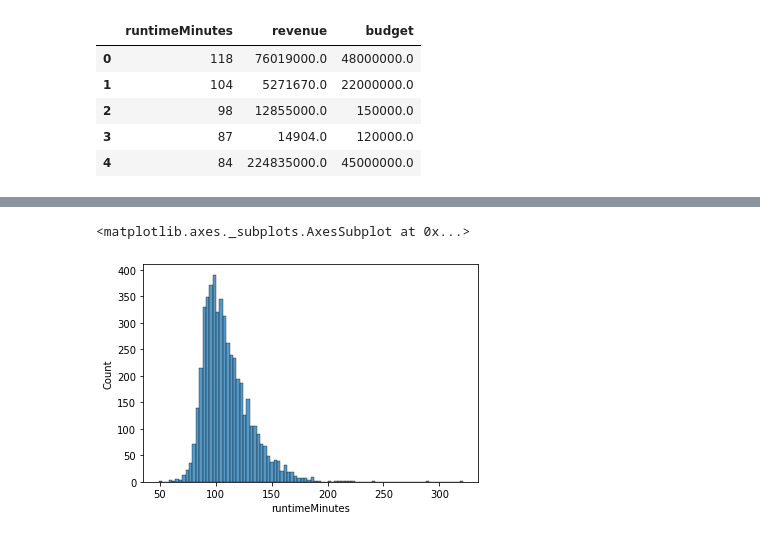
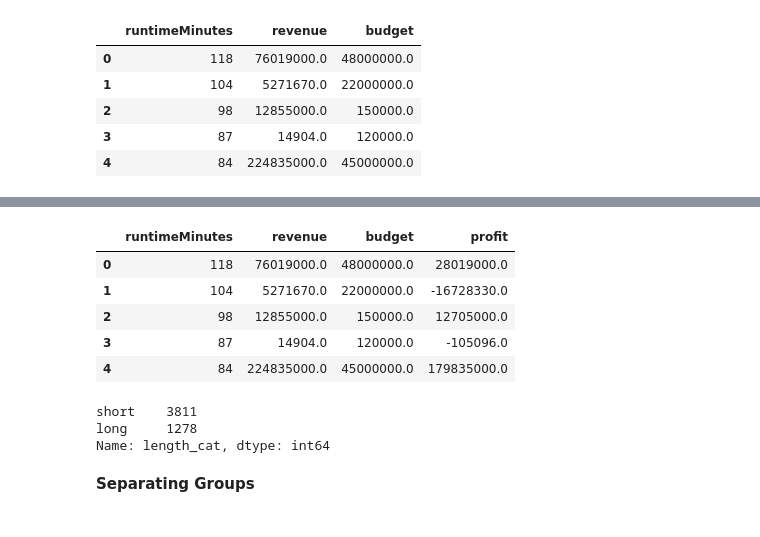
Before and after one commit to adeviney/how-to-make-a-successful-movie, a Jupyter notebook: 06_HypothesisTesting.ipynb, the cells around one changed output, grey strips where cells are left out. Saved outputs shown, nothing was run; the diff lists cells and outputs as text; code cells hidden in the pictures.

```diff
--- a/06_HypothesisTesting.ipynb
+++ b/06_HypothesisTesting.ipynb
@@ -380,5 +380,19 @@ sns.regplot(data = df, x = 'budget', y = 'revenue')
-# %%
-sns.histplot(data = df, x= 'runtimeMinutes')
-# %% [output]
-<matplotlib.axes._subplots.AxesSubplot at 0x...>
-[figure, removed]
+# %%
+df['profit'] = df['revenue'] - df['budget']
+df.head()
+# %% [output]
+|  | runtimeMinutes | revenue | budget | profit |
+| 0 | 118 | 76019000.0 | 48000000.0 | 28019000.0 |
+| 1 | 104 | 5271670.0 | 22000000.0 | -16728330.0 |
+| 2 | 98 | 12855000.0 | 150000.0 | 12705000.0 |
+| 3 | 87 | 14904.0 | 120000.0 | -105096.0 |
+| 4 | 84 | 224835000.0 | 45000000.0 | 179835000.0 |
+# %%
+df['length_cat'] = df['runtimeMinutes'].apply(lambda x: 'long' if x > 120 else 'short')
+df['length_cat'].value_counts()
+# %% [output]
+short    3811
+long     1278
+Name: length_cat, dtype: int64
+# %% [markdown]
+**Separating Groups**
```
Also changed, not shown: parts of 24 cells of this notebook.
